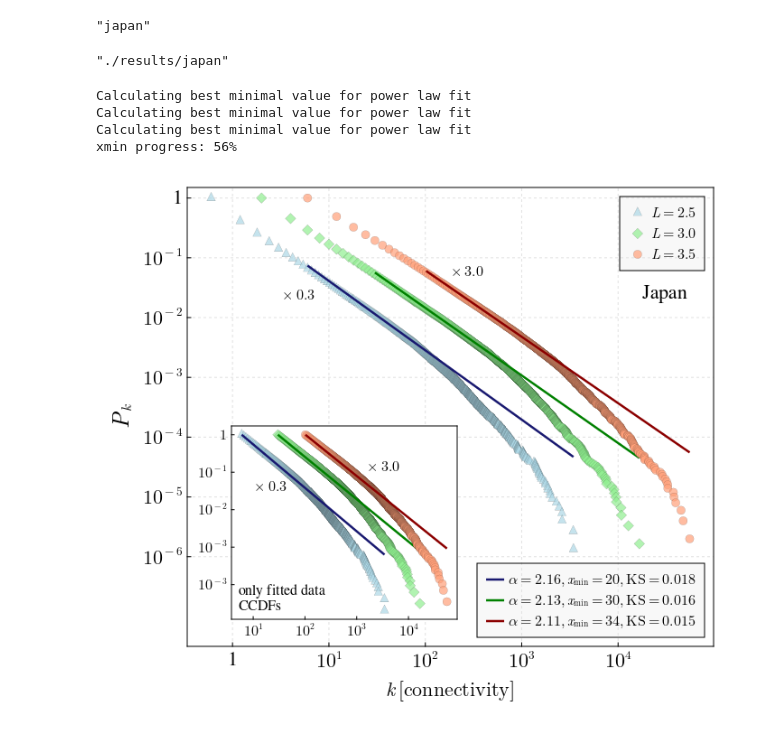
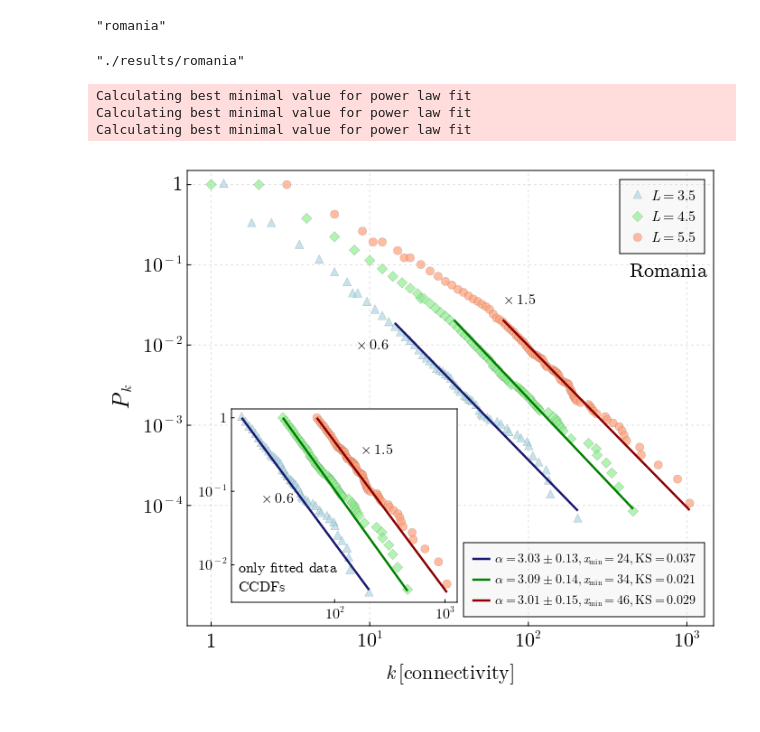
Before and after one commit to gabipana7/earthquake-networks-julia-dev, a Jupyter notebook: networks_connectivity_fit_selected_plots.ipynb, the cells around one changed output. Saved outputs shown, nothing was run; the diff lists cells and outputs as text; code cells hidden in the pictures.

```diff
--- a/networks_connectivity_fit_selected_plots.ipynb
+++ b/networks_connectivity_fit_selected_plots.ipynb
@@ -8,9 +8,9 @@ include("./src/network.jl")
 
 @pyimport powerlaw as powlaw
 # %%
-region = "japan"
+region = "romania"
 # %% [output]
-"japan"
+"romania"
 # %%
 # Select 3 of the best cell sizes from parameter dependency analysis
 if region == "romania"
@@ -35,7 +35,7 @@ df = CSV.read(filepath, DataFrame);
 # Make path for results
 mkpath("./results/$region")
 # %% [output]
-"./results/japan"
+"./results/romania"
 # %%
 set_theme!(Theme(fonts=(; regular="CMU Serif")))
 fig = Figure(resolution = (700, 600), font= "CMU Serif")
@@ -64,6 +64,7 @@ for i in eachindex(cell_sizes)
     # Powerlaw Fit
     fit = powlaw.Fit(degrees);
     alpha = round(fit.alpha, digits=2)
+    sigma = round(fit.sigma, digits=2)
     xmin = Int(round(fit.xmin, digits=2))
     KS = round(fit.power_law.KS(data=degrees), digits=3)
 
@@ -83,7 +84,7 @@ for i in eachindex(cell_sizes)
 
     # Fit through truncated data
     # Must shift the y values from the theoretical powerlaw by the values of y of original data, but cut to the length of truncated data
-    ln = lines!(ax1, multiplier[i] .* x_powlaw, y_ccdf_original_data[end-length(x_ccdf)] .* y_powlaw, label= L"\alpha=%$(alpha),\, x_{\mathrm{min}}=%$(xmin),\, \mathrm{KS}=%$(KS)",
+    ln = lines!(ax1, multiplier[i] .* x_powlaw, y_ccdf_original_data[end-length(x_ccdf)] .* y_powlaw, label= L"\alpha=%$(alpha) \pm %$(sigma),\, x_{\mathrm{min}}=%$(xmin),\, \mathrm{KS}=%$(KS)",
     color=line_colors[i], linewidth=2.5, strokewidth=5)
 
 
@@ -108,7 +109,7 @@ translate!(ax2.scene, 0, 0, 10)
 # Top right, cell size legend
 axislegend(ax1, [sc1[i] for i in eachindex(cell_sizes)], [L"L=%$(cell_sizes[i])" for i in eachindex(cell_sizes)], position = :rt, bgcolor = (:grey90, 0.25), labelsize=16);
 # Bottom left, results legend
-axislegend(ax1, position = :rb, bgcolor = (:grey90, 0.25), labelsize=16);
+axislegend(ax1, position = :rb, bgcolor = (:grey90, 0.25), labelsize=14);
 
 
 
@@ -156,37 +157,36 @@ elseif region == "italy"
     text!(ax1, L"\times %$(multiplier[3])", space = :relative, position = Point2f(0.52, 0.75), fontsize=16)
 
     text!(ax2, L"\times %$(multiplier[1])", space = :relative, position = Point2f(0.12, 0.65), fontsize=16)
     text!(ax2, L"\times %$(multiplier[3])", space = :relative, position = Point2f(0.6, 0.75), fontsize=16)
 elseif region == "japan"
     text!(ax1, "Japan", space = :relative, position = Point2f(0.865, 0.75), fontsize=22)
     ylims!(ax1, 10^(-7.5), 1.5)
     ax1.xticks = ([10^(0), 10^(1), 10^(2), 10^(3), 10^(4)],["1", L"10^{1}", L"10^{2}", L"10^{3}", L"10^{4}"])
     ax1.yticks = ([10^(-6), 10^(-5), 10^(-4), 10^(-3), 10^(-2), 10^(-1), 1 ],[L"10^{-6}", L"10^{-5}", L"10^{-4}", L"10^{-3}", L"10^{-2}", L"10^{-1}", "1"])
 
     ax2.xticks = ([10^(1), 10^(2), 10^(3), 10^(4), 10^(5)], [L"10^{1}", L"10^{2}", L"10^{3}", L"10^{4}", L"10^{5}"])
     ax2.yticks = ([10^(-4), 10^(-3), 10^(-2), 10^(-1), 1 ], [L"10^{-3}", L"10^{-3}", L"10^{-2}", L"10^{-1}", L"1"])
 
     # multipliers text
     text!(ax1, L"\times %$(multiplier[1])", space = :relative, position = Point2f(0.18, 0.75), fontsize=16)
     text!(ax1, L"\times %$(multiplier[3])", space = :relative, position = Point2f(0.5, 0.8), fontsize=16)
 
     text!(ax2, L"\times %$(multiplier[1])", space = :relative, position = Point2f(0.1, 0.65), fontsize=16)
     text!(ax2, L"\times %$(multiplier[3])", space = :relative, position = Point2f(0.6, 0.75), fontsize=16)
 end
 
 
 
 
 # Save plot
-save( "./results/$region/$(region)_best_fits_all_data.png", fig, px_per_unit=7)
-save( "./results/$region/$(region)_best_fits_all_data.pdf", fig)
+save( "./results/$region/$(region)_best_fits.png", fig, px_per_unit=7)
+save( "./results/$region/$(region)_best_fits.pdf", fig)
 fig
 # %% [output]
 Calculating best minimal value for power law fit
 Calculating best minimal value for power law fit
 Calculating best minimal value for power law fit
-xmin progress: 56%
-[figure, old version]
+[figure, new version]
 # %%
 # set_theme!(Theme(fonts=(; regular="CMU Serif Bold")))
 # fig1 = Figure(resolution = (600, 500), font= "CMU Serif")
```
Also changed, not shown: 2 other files.
